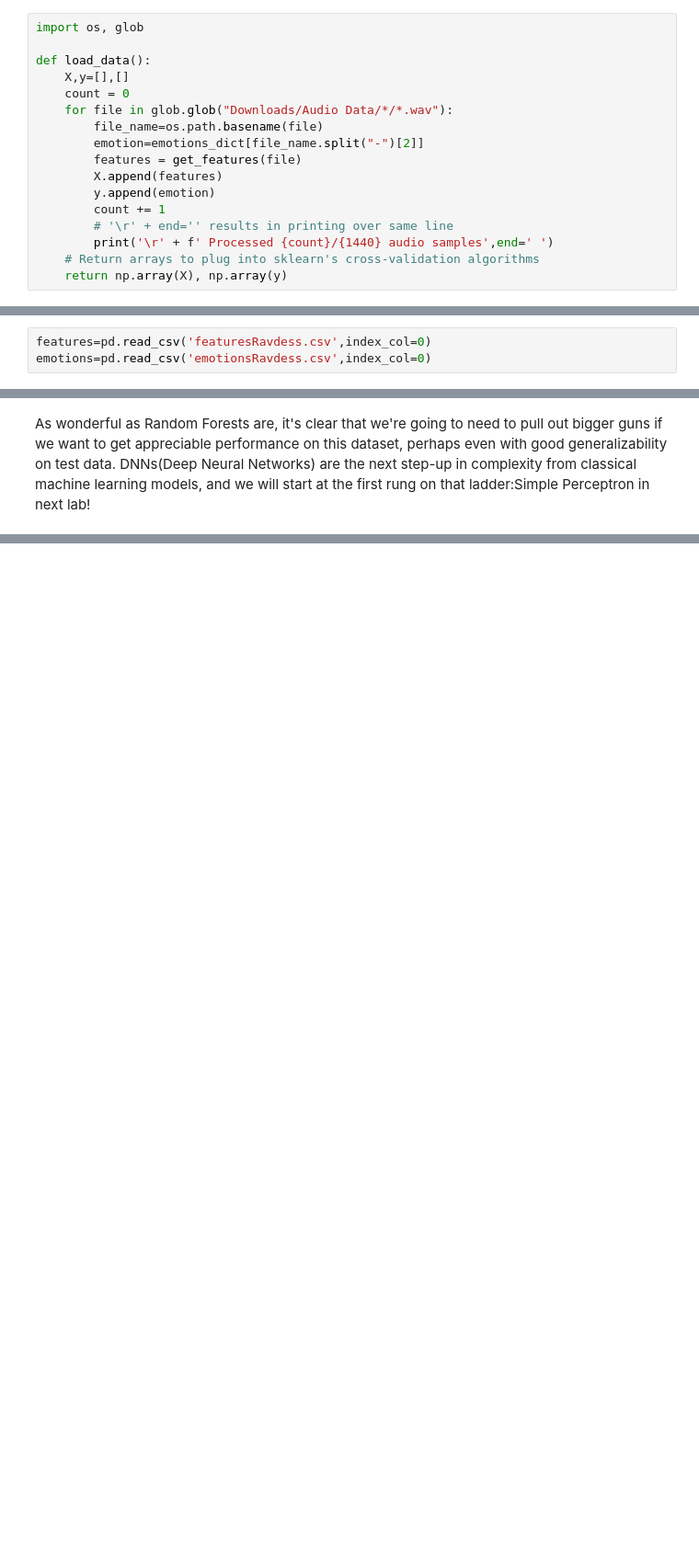
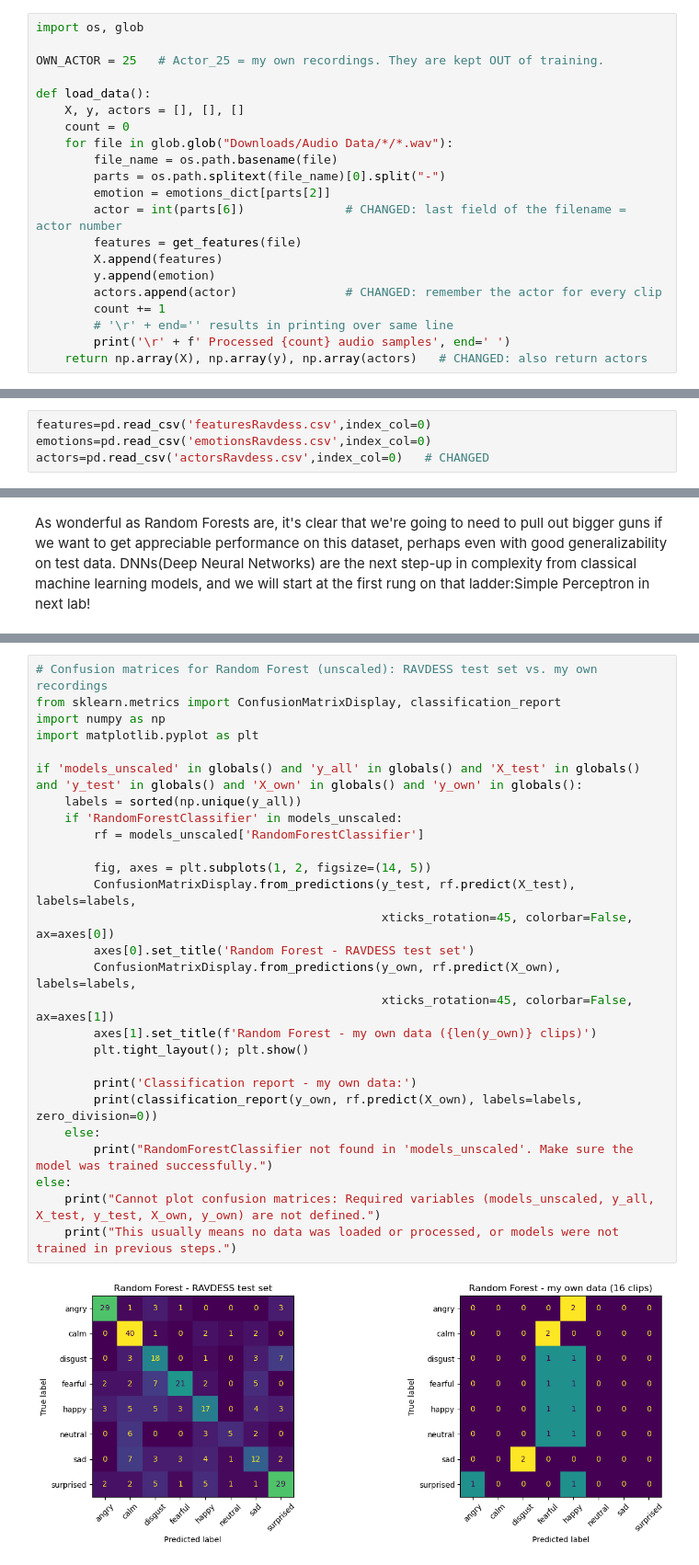
Before and after one commit to sherleen-13/my-repo-1, a Jupyter notebook: Week_3_MachineLearning.ipynb, the cells around one changed output, grey strips where cells are left out. Shown at 92% size. Cells and saved outputs as stored; diff of their text form; blank space fills up the shorter version.

```diff
--- a/Week_3_MachineLearning.ipynb
+++ b/Week_3_MachineLearning.ipynb
@@ -172,20 +170,24 @@ Finally, let's load our entire dataset and compute the features of each audio fi
 # %%
 import os, glob
 
+OWN_ACTOR = 25   # Actor_25 = my own recordings. They are kept OUT of training.
+
 def load_data():
-    X,y=[],[]
+    X, y, actors = [], [], []
     count = 0
     for file in glob.glob("Downloads/Audio Data/*/*.wav"):
-        file_name=os.path.basename(file)
-        emotion=emotions_dict[file_name.split("-")[2]]
+        file_name = os.path.basename(file)
+        parts = os.path.splitext(file_name)[0].split("-")
+        emotion = emotions_dict[parts[2]]
+        actor = int(parts[6])              # CHANGED: last field of the filename = actor number
         features = get_features(file)
         X.append(features)
         y.append(emotion)
+        actors.append(actor)               # CHANGED: remember the actor for every clip
         count += 1
         # '\r' + end='' results in printing over same line
-        print('\r' + f' Processed {count}/{1440} audio samples',end=' ')
-    # Return arrays to plug into sklearn's cross-validation algorithms
-    return np.array(X), np.array(y)
+        print('\r' + f' Processed {count} audio samples', end=' ')
+    return np.array(X), np.array(y), np.array(actors)   # CHANGED: also return actors
 # %% [markdown]
 Compute the feature matrix and read the emotion labels for the entire dataset.
 Note that our regressor (independent/explanatory variable), usually denoted X, is named 'features', and our regressand (dependent variable), usually denoted y, is named 'emotions'.
@@ -238,6 +248,7 @@ Once saved you only need to load them later by running the cell below, and **ski
 # %%
 features=pd.read_csv('featuresRavdess.csv',index_col=0)
 emotions=pd.read_csv('emotionsRavdess.csv',index_col=0)
+actors=pd.read_csv('actorsRavdess.csv',index_col=0)   # CHANGED
 # %% [markdown]
 let's see if they have been loaded correctly!
 # %%
@@ -621,0 +774,29 @@ As wonderful as Random Forests are, it's clear that we're going to need to pull
+# %%
+# Confusion matrices for Random Forest (unscaled): RAVDESS test set vs. my own recordings
+from sklearn.metrics import ConfusionMatrixDisplay, classification_report
+import numpy as np
+import matplotlib.pyplot as plt
+
+if 'models_unscaled' in globals() and 'y_all' in globals() and 'X_test' in globals() and 'y_test' in globals() and 'X_own' in globals() and 'y_own' in globals():
+    labels = sorted(np.unique(y_all))
+    if 'RandomForestClassifier' in models_unscaled:
+        rf = models_unscaled['RandomForestClassifier']
+
+        fig, axes = plt.subplots(1, 2, figsize=(14, 5))
+        ConfusionMatrixDisplay.from_predictions(y_test, rf.predict(X_test), labels=labels,
+                                                xticks_rotation=45, colorbar=False, ax=axes[0])
+        axes[0].set_title('Random Forest - RAVDESS test set')
+        ConfusionMatrixDisplay.from_predictions(y_own, rf.predict(X_own), labels=labels,
+                                                xticks_rotation=45, colorbar=False, ax=axes[1])
+        axes[1].set_title(f'Random Forest - my own data ({len(y_own)} clips)')
+        plt.tight_layout(); plt.show()
+
+        print('Classification report - my own data:')
+        print(classification_report(y_own, rf.predict(X_own), labels=labels, zero_division=0))
+    else:
+        print("RandomForestClassifier not found in 'models_unscaled'. Make sure the model was trained successfully.")
+else:
+    print("Cannot plot confusion matrices: Required variables (models_unscaled, y_all, X_test, y_test, X_own, y_own) are not defined.")
+    print("This usually means no data was loaded or processed, or models were not trained in previous steps.")
+# %% [output]
+[figure, added]
```
Also changed, not shown: parts of 26 cells of this notebook.
